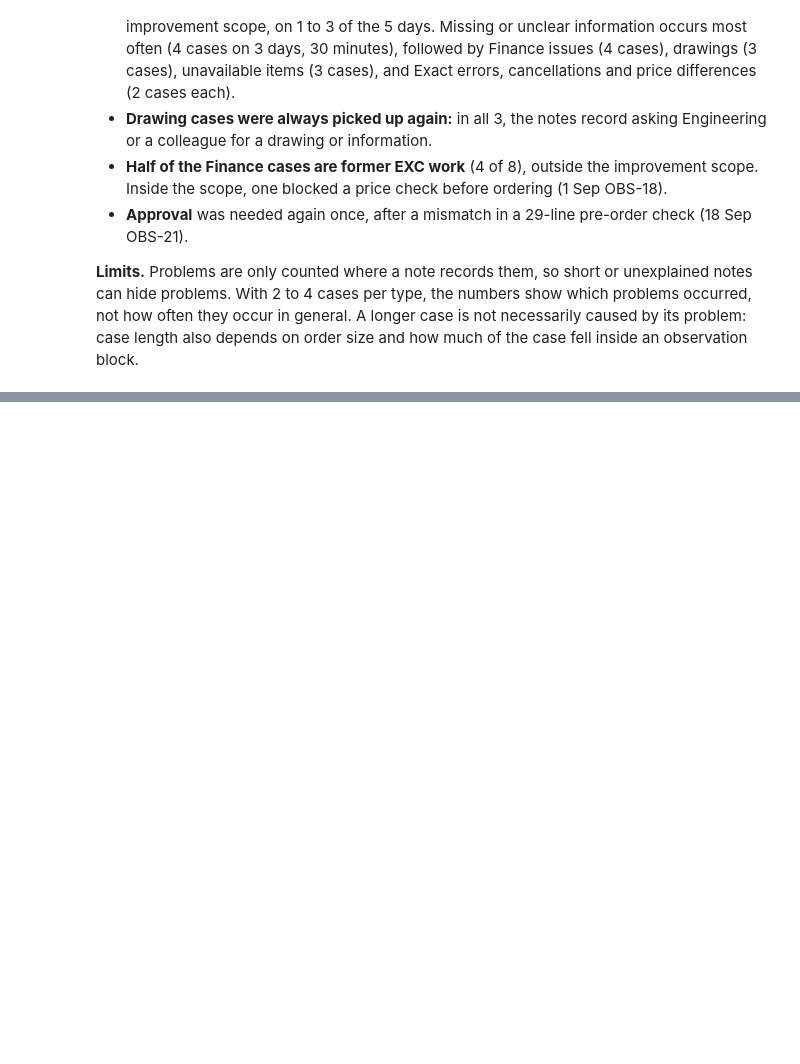
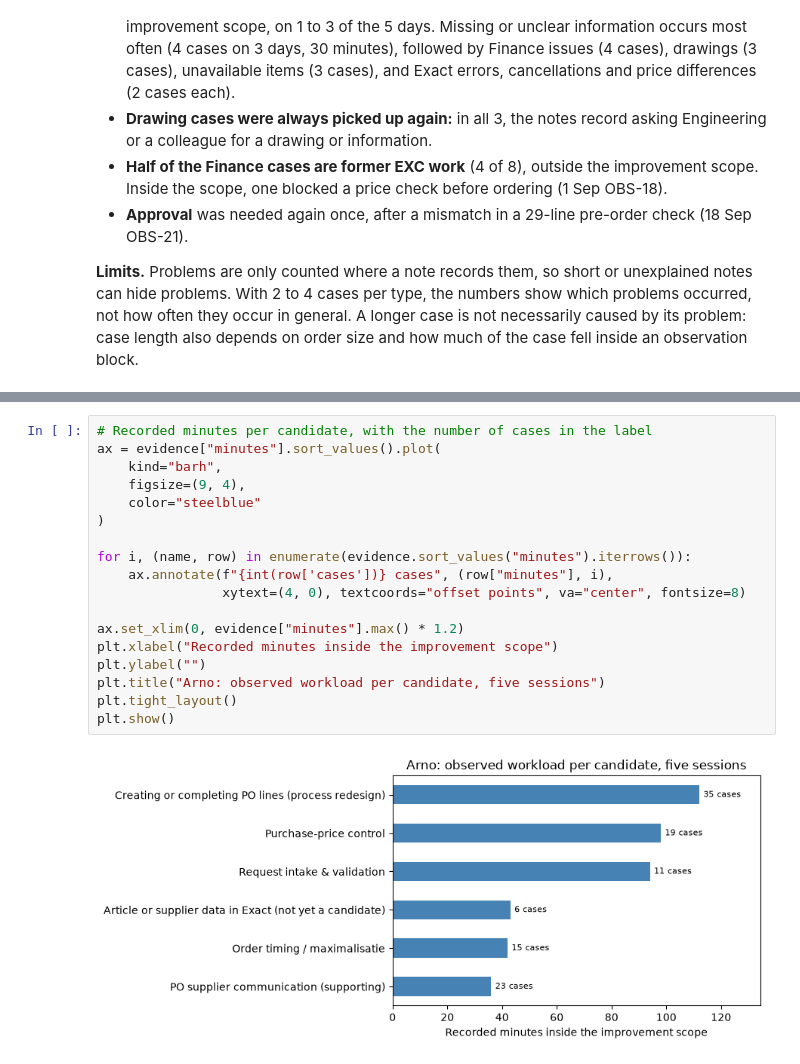
Before and after one commit to Luuuuuig/Bachelor-End-Project, a Jupyter notebook: Arno_Analysis_2026_10_02.ipynb, the cells around one changed output, grey strips where cells are left out. Drawn from its saved outputs; the diff is of its cells as text; blank space fills up the shorter version.

```diff
--- a/Arno_Analysis_2026_10_02.ipynb
+++ b/Arno_Analysis_2026_10_02.ipynb
@@ -943,0 +995,20 @@ with pd.option_context("display.max_colwidth", 120, "display.max_rows", None):
+# %%
+# Recorded minutes per candidate, with the number of cases in the label
+ax = evidence["minutes"].sort_values().plot(
+    kind="barh",
+    figsize=(9, 4),
+    color="steelblue"
+)
+
+for i, (name, row) in enumerate(evidence.sort_values("minutes").iterrows()):
+    ax.annotate(f"{int(row['cases'])} cases", (row["minutes"], i),
+                xytext=(4, 0), textcoords="offset points", va="center", fontsize=8)
+
+ax.set_xlim(0, evidence["minutes"].max() * 1.2)
+plt.xlabel("Recorded minutes inside the improvement scope")
+plt.ylabel("")
+plt.title("Arno: observed workload per candidate, five sessions")
+plt.tight_layout()
+plt.show()
+# %% [output]
+[figure, added]
```
Also changed, not shown: parts of 5 cells of this notebook.
